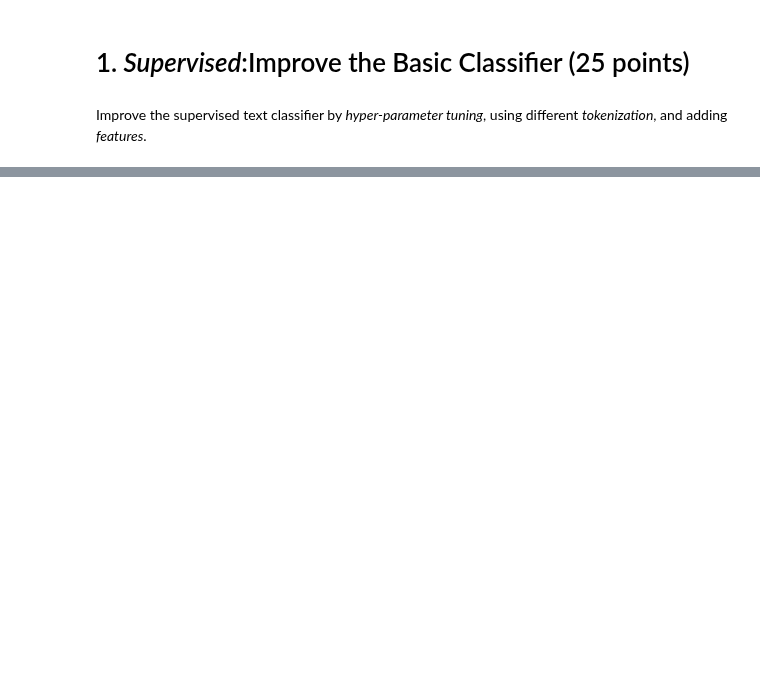
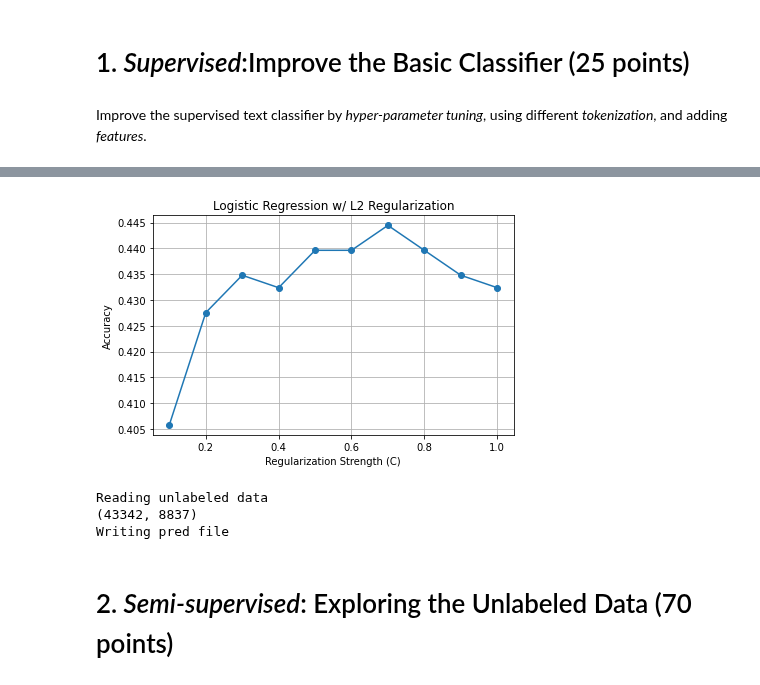
Before and after one commit to sahn93/uci-statnlp, a Jupyter notebook: hw1/hw1.ipynb, the cells around one changed output, grey strips where cells are left out. Saved outputs shown, nothing was run; the diff lists cells and outputs as text; code cells hidden in the pictures; blank space fills up the shorter version.

```diff
--- a/hw1/hw1.ipynb
+++ b/hw1/hw1.ipynb
@@ -44,0 +442,21 @@ Please also refer to the documentation for alternative solver options:
+# %%
+print("Reading data")
+tarfname = "data/speech.tar.gz"
+speech = read_files(tarfname, preprocessor=Lemmatizer(), tokenizer=bpe_tokenizer)
+print(speech.trainX.shape)
+
+train_accs = []
+dev_accs = []
+Cs = [0.1*i for i in range(1, 11)]
+for C in Cs:
+    print("Training classifier")
+    from sklearn.linear_model import LogisticRegression
+    cls = LogisticRegression(max_iter=10000, n_jobs=-1, C=C)
+    cls.fit(speech.trainX, speech.trainy)
+
+    print("Evaluating")
+    train_accs.append(evaluate(speech.trainX, speech.trainy, cls))
+    dev_accs.append(evaluate(speech.devX, speech.devy, cls))
+
+print(dev_accs)
+print(max(dev_accs))
@@ -44,0 +481,25 @@ Please also refer to the documentation for alternative solver options:
+# %%
+import matplotlib.pyplot as plt
+
+fig, ax = plt.subplots(1, 1, figsize=(6, 4), tight_layout=True)
+ax.set_title('Logistic Regression w/ L2 Regularization')
+ax.set_xlabel('Regularization Strength (C)')
+ax.set_ylabel('Accuracy')
+ax.grid()
+
+ax.plot(Cs, dev_accs, marker='o')
+
+plt.show()
+# %% [output]
+[figure, added]
+# %%
+print("Reading unlabeled data")
+unlabeled = read_unlabeled(tarfname, speech)
+print("Writing pred file")
+write_pred_kaggle_file(unlabeled, cls, "data/speech-pred_sup.csv", speech)
+# %% [output]
+Reading unlabeled data
+(43342, 8837)
+Writing pred file
+# %% [markdown]
+# 2. *Semi-supervised*: Exploring the Unlabeled Data (70 points)
```
Also changed, not shown: parts of 29 cells of this notebook, 5 other files.
